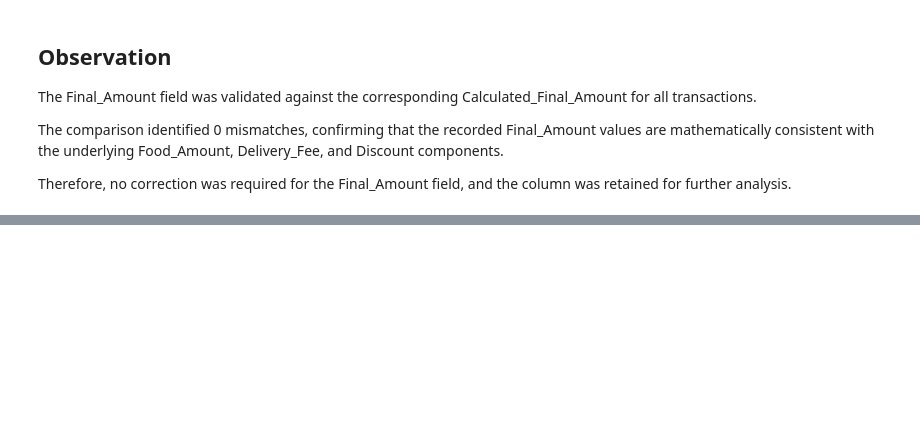
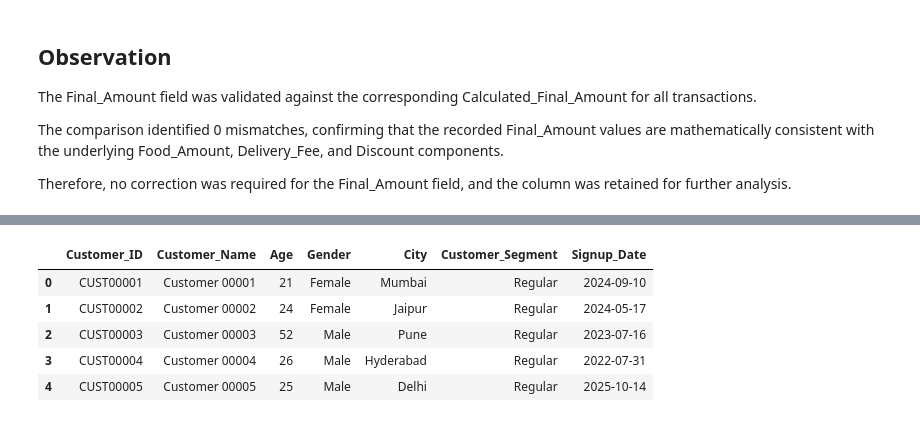
Before and after one commit to saradlakandri/Food-Delivery-Operations-Customer-Analytics, a Jupyter notebook: Python/Food_Delivery_Operations_Customer_Analytics.ipynb, the cells around one changed output, grey strips where cells are left out. Cells and saved outputs as stored; diff of their text form; code cells hidden in the pictures; blank space fills up the shorter version.

Commit message:
Customers table data cleaning and validation

```diff
--- a/Python/Food_Delivery_Operations_Customer_Analytics.ipynb
+++ b/Python/Food_Delivery_Operations_Customer_Analytics.ipynb
@@ -839,0 +890,12 @@ Therefore, no correction was required for the Final_Amount field, and the column
+# %%
+## Loading/reading of the customer table
+
+customers = pd.read_csv('/content/customers.csv')
+customers.head()
+# %% [output]
+|  | Customer_ID | Customer_Name | Age | Gender | City | Customer_Segment | Signup_Date |
+| 0 | CUST00001 | Customer 00001 | 21 | Female | Mumbai | Regular | 2024-09-10 |
+| 1 | CUST00002 | Customer 00002 | 24 | Female | Jaipur | Regular | 2024-05-17 |
+| 2 | CUST00003 | Customer 00003 | 52 | Male | Pune | Regular | 2023-07-16 |
+| 3 | CUST00004 | Customer 00004 | 26 | Male | Hyderabad | Regular | 2022-07-31 |
+| 4 | CUST00005 | Customer 00005 | 25 | Male | Delhi | Regular | 2025-10-14 |
```
Also changed, not shown: parts of 49 cells of this notebook.
